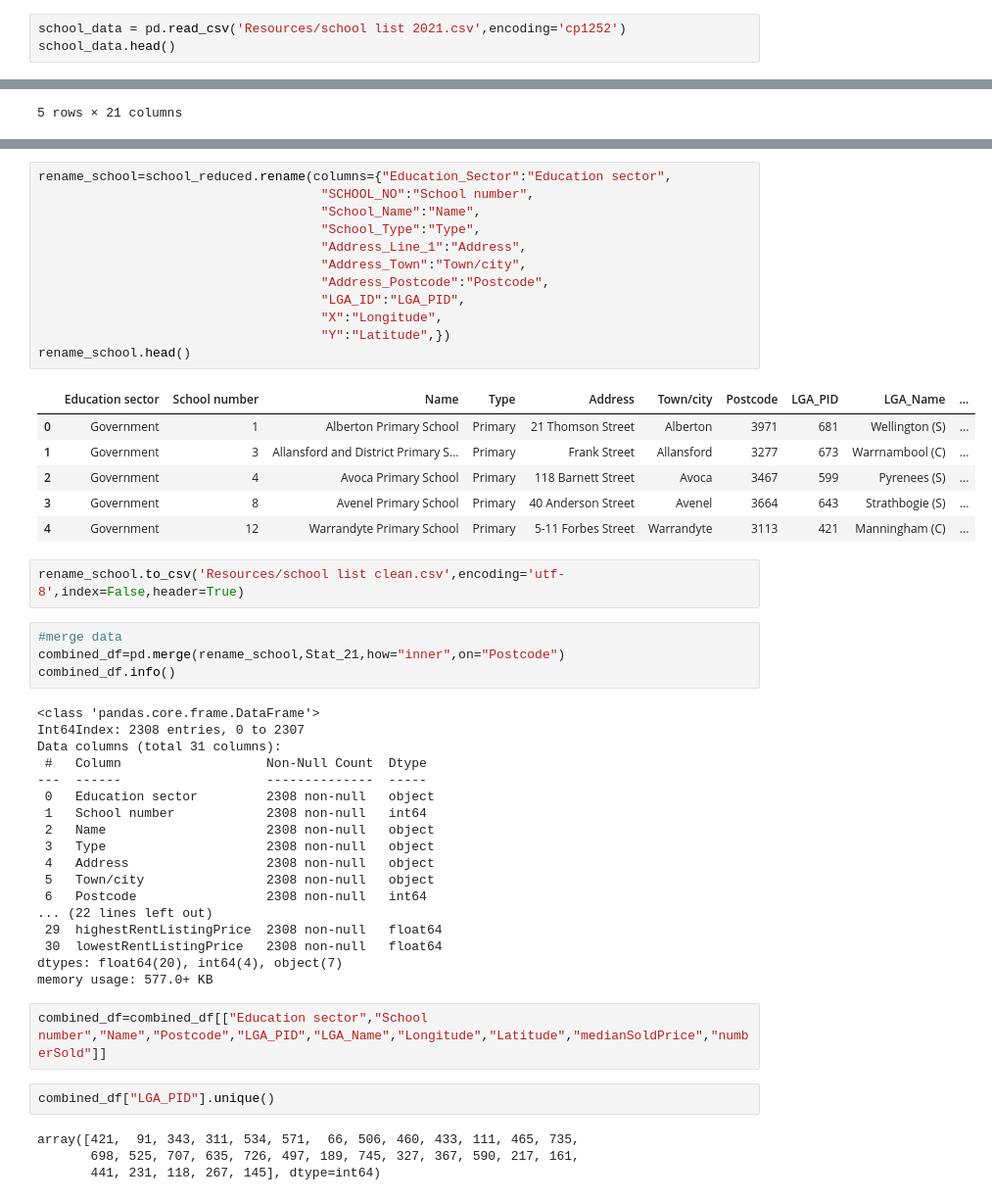
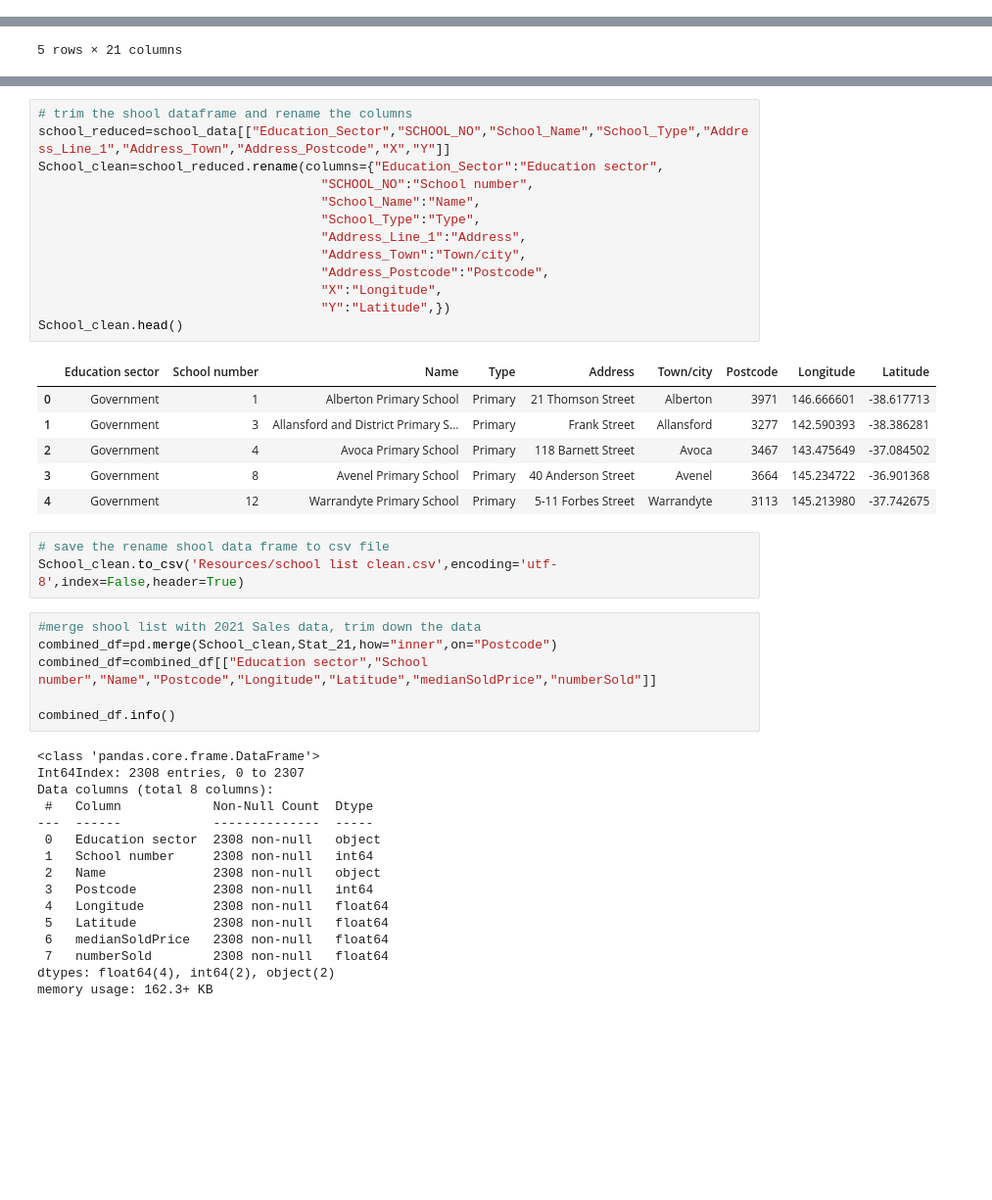
Before and after one commit to 22OVERSooN/Project1_Realestate_Analysis, a Jupyter notebook: Schoolanalysis.ipynb, the cells around one changed output, grey strips where cells are left out. Shown: that part at 98% size. Saved outputs shown, nothing was run; the diff lists cells and outputs as text; blank space fills up the shorter version.

```diff
--- a/Schoolanalysis.ipynb
+++ b/Schoolanalysis.ipynb
@@ -63,3 +15,0 @@ memory usage: 6.6+ KB
-# %%
-school_data = pd.read_csv('Resources/school list 2021.csv',encoding='cp1252')
-school_data.head()
@@ -97,51 +28,45 @@ school_reduced.head()
 # %%
-rename_school=school_reduced.rename(columns={"Education_Sector":"Education sector",
+# trim the shool dataframe and rename the columns
+school_reduced=school_data[["Education_Sector","SCHOOL_NO","School_Name","School_Type","Address_Line_1","Address_Town","Address_Postcode","X","Y"]]
+School_clean=school_reduced.rename(columns={"Education_Sector":"Education sector",
                                      "SCHOOL_NO":"School number",
                                      "School_Name":"Name",
                                      "School_Type":"Type",
                                      "Address_Line_1":"Address",
                                      "Address_Town":"Town/city",
                                      "Address_Postcode":"Postcode",
-                                     "LGA_ID":"LGA_PID",
                                      "X":"Longitude",
                                      "Y":"Latitude",})
-rename_school.head()
+School_clean.head()
 # %% [output]
-|  | Education sector | School number | Name | Type | Address | Town/city | Postcode | LGA_PID | LGA_Name | ... |
-| 0 | Government | 1 | Alberton Primary School | Primary | 21 Thomson Street | Alberton | 3971 | 681 | Wellington (S) | ... |
-| 1 | Government | 3 | Allansford and District Primary S... | Primary | Frank Street | Allansford | 3277 | 673 | Warrnambool (C) | ... |
-| 2 | Government | 4 | Avoca Primary School | Primary | 118 Barnett Street | Avoca | 3467 | 599 | Pyrenees (S) | ... |
-| 3 | Government | 8 | Avenel Primary School | Primary | 40 Anderson Street | Avenel | 3664 | 643 | Strathbogie (S) | ... |
-| 4 | Government | 12 | Warrandyte Primary School | Primary | 5-11 Forbes Street | Warrandyte | 3113 | 421 | Manningham (C) | ... |
+|  | Education sector | School number | Name | Type | Address | Town/city | Postcode | Longitude | Latitude |
+| 0 | Government | 1 | Alberton Primary School | Primary | 21 Thomson Street | Alberton | 3971 | 146.666601 | -38.617713 |
+| 1 | Government | 3 | Allansford and District Primary S... | Primary | Frank Street | Allansford | 3277 | 142.590393 | -38.386281 |
+| 2 | Government | 4 | Avoca Primary School | Primary | 118 Barnett Street | Avoca | 3467 | 143.475649 | -37.084502 |
+| 3 | Government | 8 | Avenel Primary School | Primary | 40 Anderson Street | Avenel | 3664 | 145.234722 | -36.901368 |
+| 4 | Government | 12 | Warrandyte Primary School | Primary | 5-11 Forbes Street | Warrandyte | 3113 | 145.213980 | -37.742675 |
 # %%
-rename_school.to_csv('Resources/school list clean.csv',encoding='utf-8',index=False,header=True)
+# save the rename shool data frame to csv file
+School_clean.to_csv('Resources/school list clean.csv',encoding='utf-8',index=False,header=True)
 # %%
-#merge data
-combined_df=pd.merge(rename_school,Stat_21,how="inner",on="Postcode")
+#merge shool list with 2021 Sales data, trim down the data
+combined_df=pd.merge(School_clean,Stat_21,how="inner",on="Postcode")
+combined_df=combined_df[["Education sector","School number","Name","Postcode","Longitude","Latitude","medianSoldPrice","numberSold"]]
+
 combined_df.info()
 # %% [output]
 <class 'pandas.core.frame.DataFrame'>
 Int64Index: 2308 entries, 0 to 2307
-Data columns (total 31 columns):
- #   Column                   Non-Null Count  Dtype
----  ------                   --------------  -----
- 0   Education sector         2308 non-null   object
- 1   School number            2308 non-null   int64
- 2   Name                     2308 non-null   object
- 3   Type                     2308 non-null   object
- 4   Address                  2308 non-null   object
- 5   Town/city                2308 non-null   object
- 6   Postcode                 2308 non-null   int64
-... (22 lines left out)
- 29  highestRentListingPrice  2308 non-null   float64
- 30  lowestRentListingPrice   2308 non-null   float64
-dtypes: float64(20), int64(4), object(7)
-memory usage: 577.0+ KB
+Data columns (total 8 columns):
+ #   Column            Non-Null Count  Dtype
+---  ------            --------------  -----
+ 0   Education sector  2308 non-null   object
+ 1   School number     2308 non-null   int64
+ 2   Name              2308 non-null   object
+ 3   Postcode          2308 non-null   int64
+ 4   Longitude         2308 non-null   float64
+ 5   Latitude          2308 non-null   float64
+ 6   medianSoldPrice   2308 non-null   float64
+ 7   numberSold        2308 non-null   float64
+dtypes: float64(4), int64(2), object(2)
+memory usage: 162.3+ KB
-# %%
-combined_df=combined_df[["Education sector","School number","Name","Postcode","LGA_PID","LGA_Name","Longitude","Latitude","medianSoldPrice","numberSold"]]
-# %%
-combined_df["LGA_PID"].unique()
-# %% [output]
-array([421,  91, 343, 311, 534, 571,  66, 506, 460, 433, 111, 465, 735,
-       698, 525, 707, 635, 726, 497, 189, 745, 327, 367, 590, 217, 161,
-       441, 231, 118, 267, 145], dtype=int64)
```
Also changed, not shown: parts of 26 cells of this notebook, 7 other files.
